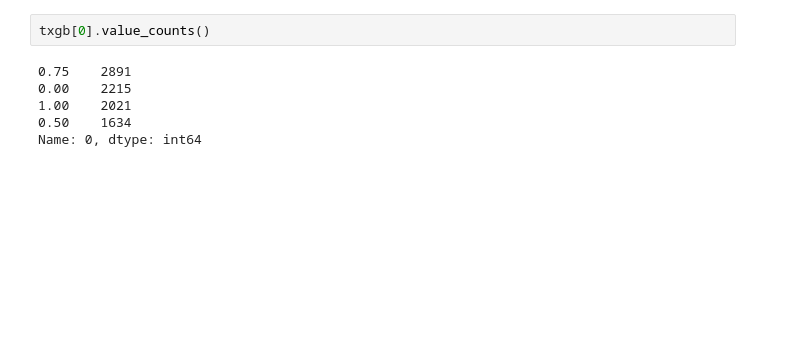
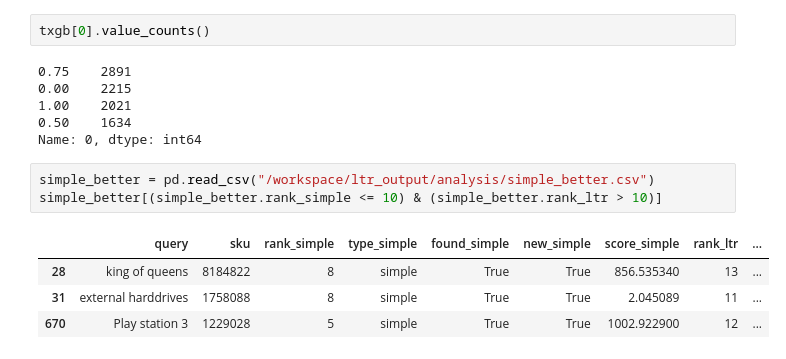
Before and after one commit to saikrishnaponnam/search_with_machine_learning_course, a Jupyter notebook: week2/Untitled.ipynb, the cells around one changed output. Drawn from its saved outputs; the diff is of its cells as text; blank space fills up the shorter version.

```diff
--- a/week2/Untitled.ipynb
+++ b/week2/Untitled.ipynb
@@ -95,3 +95,11 @@ txgb[0].value_counts()
 1.00    2021
 0.50    1634
 Name: 0, dtype: int64
+# %%
+simple_better = pd.read_csv("/workspace/ltr_output/analysis/simple_better.csv")
+simple_better[(simple_better.rank_simple <= 10) & (simple_better.rank_ltr > 10)]
+# %% [output]
+|  | query | sku | rank_simple | type_simple | found_simple | new_simple | score_simple | rank_ltr | ... |
+| 28 | king of queens | 8184822 | 8 | simple | True | True | 856.535340 | 13 | ... |
+| 31 | external harddrives | 1758088 | 8 | simple | True | True | 2.045089 | 11 | ... |
+| 670 | Play station 3 | 1229028 | 5 | simple | True | True | 1002.922900 | 12 | ... |
```
Also changed, not shown: parts of 4 cells of this notebook, 4 other files.
